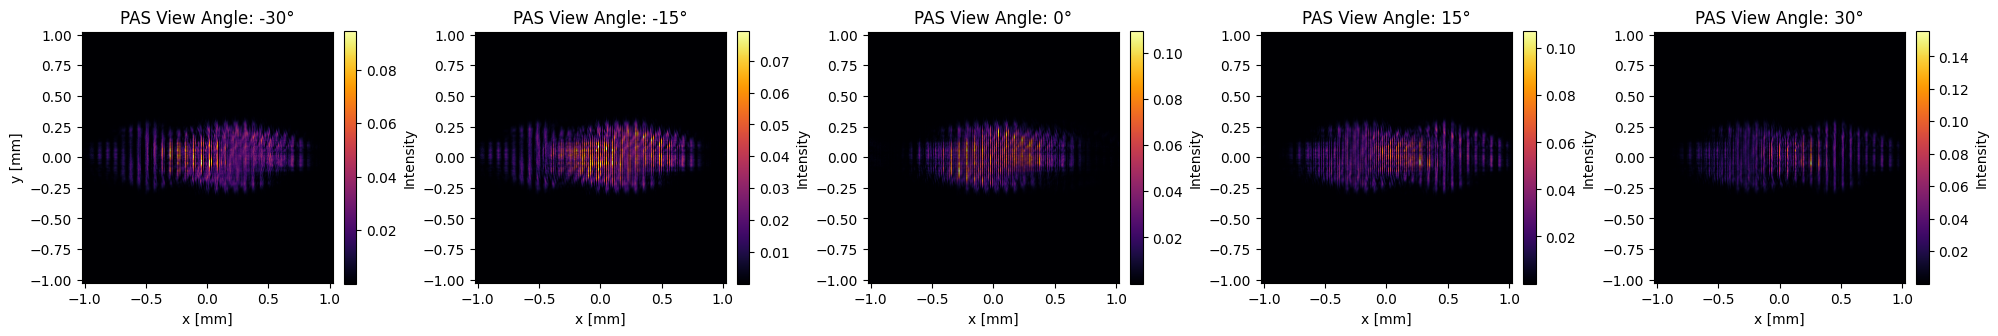
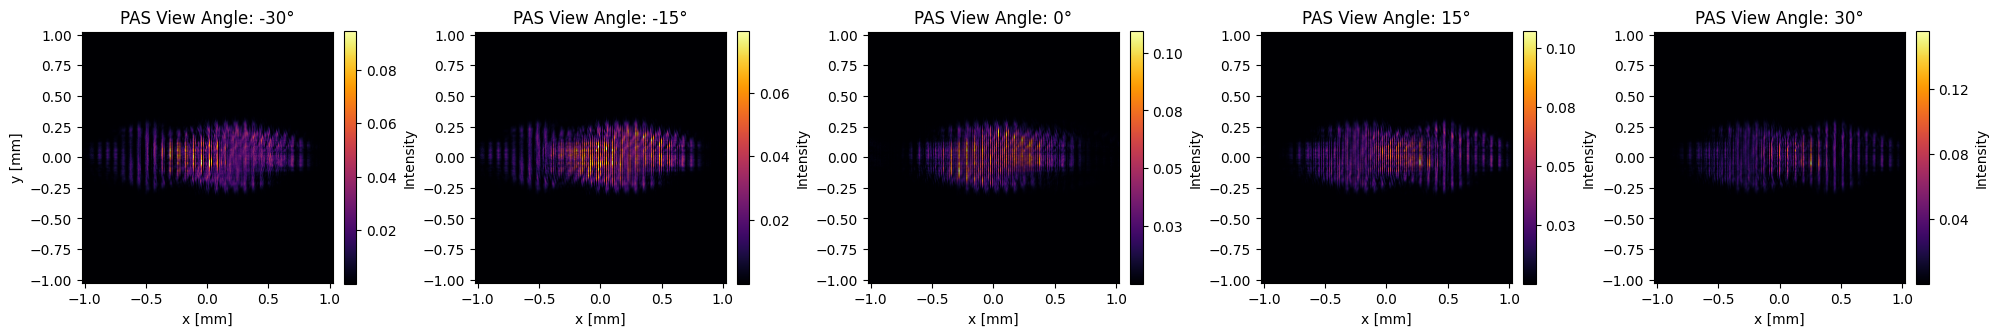
The change to this notebook cell's code, shown as a diff; its figure went from the first image to the second:
--- before
+++ after
@@ -4,4 +4,5 @@
 import numpy as np
 import matplotlib.pyplot as plt
+import matplotlib.ticker as ticker
 
 # =====================================================================
@@ -74,5 +75,5 @@
     X, Y = np.meshgrid(x, y)
 
-    # 観測角度 θ に応じたキャリア位相（位相傾き）
+    # 観測角度 θ に応じたキャリア位相
     tilt_phase = np.exp(-1j * k * np.sin(theta_rad) * X)
     u_tilted = u_in * tilt_phase
@@ -97,5 +98,5 @@
 
 # =====================================================================
-# 5. 各角度（-30°, -15°, 0°, 15°, 30°）での PAS 再生と可視化
+# 5. 各角度（-30°, -15°, 0°, 15°, 30°）での PAS 再生と可視化 (小数表記カラーバー)
 # =====================================================================
 angles = [-30, -15, 0, 15, 30]
@@ -110,6 +111,4 @@
     rec_intensity = np.abs(rec_wave) ** 2
 
-    i_min, i_max = rec_intensity.min(), rec_intensity.max()
-
     # 表示
     im = axes[idx].imshow(rec_intensity, cmap='inferno', extent=extent_mm)
@@ -119,7 +118,13 @@
         axes[idx].set_ylabel("y [mm]")
 
-    # 各角度のプロットに Max-Min が分かるカラーバーを追加
+    # カラーバーの作成
     cbar = fig.colorbar(im, ax=axes[idx], fraction=0.046, pad=0.04)
-    cbar.set_label("Intensity")
+
+    # 指数表記（10^-2 など）をオフにし、小数第2位（0.08 など）に固定
+    cbar.locator = ticker.MaxNLocator(nbins=5)
+    cbar.formatter = ticker.FormatStrFormatter('%.2f')
+    cbar.update_ticks()
+
+    cbar.set_label("Intensity", fontsize=10)
 
 plt.tight_layout()
@@ -127,33 +132,39 @@
 
 # =====================================================================
-# 6. PAS ホログラム（PAS Phase Map）の単体表示 (-π 〜 +π 目盛り設定)
+# 6. PAS 「振幅ホログラム」と「位相ホログラム」の表示
 # =====================================================================
+amplitude_map_pas = np.abs(cgh_pas)
 phase_map_pas = np.angle(cgh_pas)
 
-fig, ax = plt.subplots(figsize=(8, 7))
+fig, axes = plt.subplots(1, 2, figsize=(16, 7))
 
-im = ax.imshow(
-    phase_map_pas,
-    cmap='twilight',
-    extent=extent_mm,
-    aspect='equal',
-    vmin=-np.pi,
-    vmax=np.pi               # 位相範囲を -π 〜 +π に固定
-)
+# --- 1. 振幅ホログラム (Amplitude Map) ---
+im0 = axes[0].imshow(amplitude_map_pas, cmap='gray', extent=extent_mm, aspect='equal')
+axes[0].set_title("PAS Amplitude Map", fontsize=13)
+axes[0].set_xlabel("x [mm]", fontsize=11)
+axes[0].set_ylabel("y [mm]", fontsize=11)
 
-# 各 Hogel の境界線（破線）
-for hx in range(1, num_hogels):
-    x_pos_mm = (-N_x / 2 + hx * hogel_size) * pitch * 1e3
-    ax.axvline(x=x_pos_mm, color='white', linestyle='--', linewidth=0.5, alpha=0.5)
+cbar0 = fig.colorbar(im0, ax=axes[0], fraction=0.046, pad=0.04)
+cbar0.locator = ticker.MaxNLocator(nbins=5)
+cbar0.formatter = ticker.FormatStrFormatter('%.2f')
+cbar0.update_ticks()
+cbar0.set_label("Amplitude", fontsize=11)
 
-ax.set_title("Generated PAS CGH Phase Map\n(range: -π to +π)", fontsize=13)
-ax.set_xlabel("x [mm]", fontsize=11)
-ax.set_ylabel("y [mm]", fontsize=11)
+# --- 2. 位相ホログラム (Phase Map: -π 〜 +π) ---
+im1 = axes[1].imshow(phase_map_pas, cmap='twilight', extent=extent_mm, aspect='equal', vmin=-np.pi, vmax=np.pi)
+axes[1].set_title("PAS Phase Map", fontsize=13)
+axes[1].set_xlabel("x [mm]", fontsize=11)
+axes[1].set_ylabel("y [mm]", fontsize=11)
 
-# カラーバーの単位・目盛りを -π, 0, +π に設定
-cbar = fig.colorbar(im, ax=ax, fraction=0.046, pad=0.04)
-cbar.set_label("Phase [rad]", fontsize=11)
-cbar.set_ticks([-np.pi, 0, np.pi])
-cbar.set_ticklabels(['-π', '0', '+π'])
+cbar1 = fig.colorbar(im1, ax=axes[1], fraction=0.046, pad=0.04)
+cbar1.set_ticks([-np.pi, -np.pi/2, 0, np.pi/2, np.pi])
+cbar1.set_ticklabels(['-π', '-π/2', '0', '+π/2', '+π'])
+cbar1.set_label("Phase [rad]", fontsize=11)
+
+# 両方のプロットに Hogel の境界線を赤破線で表示
+for ax in axes:
+    for hx in range(1, num_hogels):
+        x_pos_mm = (-N_x / 2 + hx * hogel_size) * pitch * 1e3
+        ax.axvline(x=x_pos_mm, color='red', linestyle='--', linewidth=0.5, alpha=0.6)
 
 plt.tight_layout()

Commit: Colab を使用して作成されました